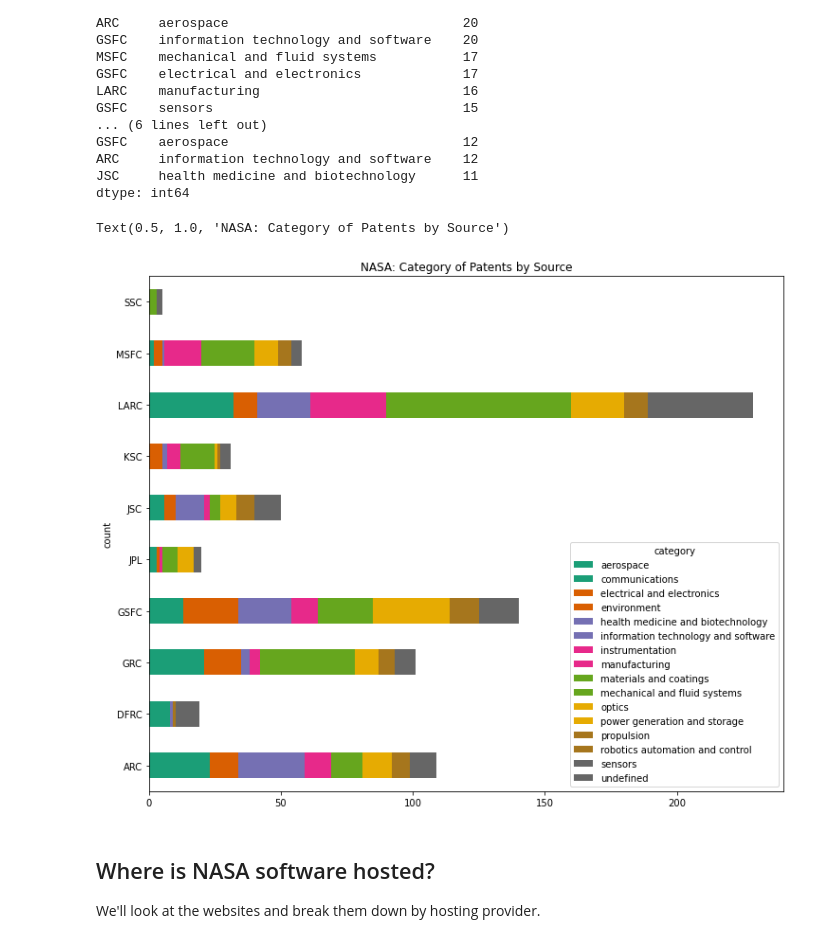
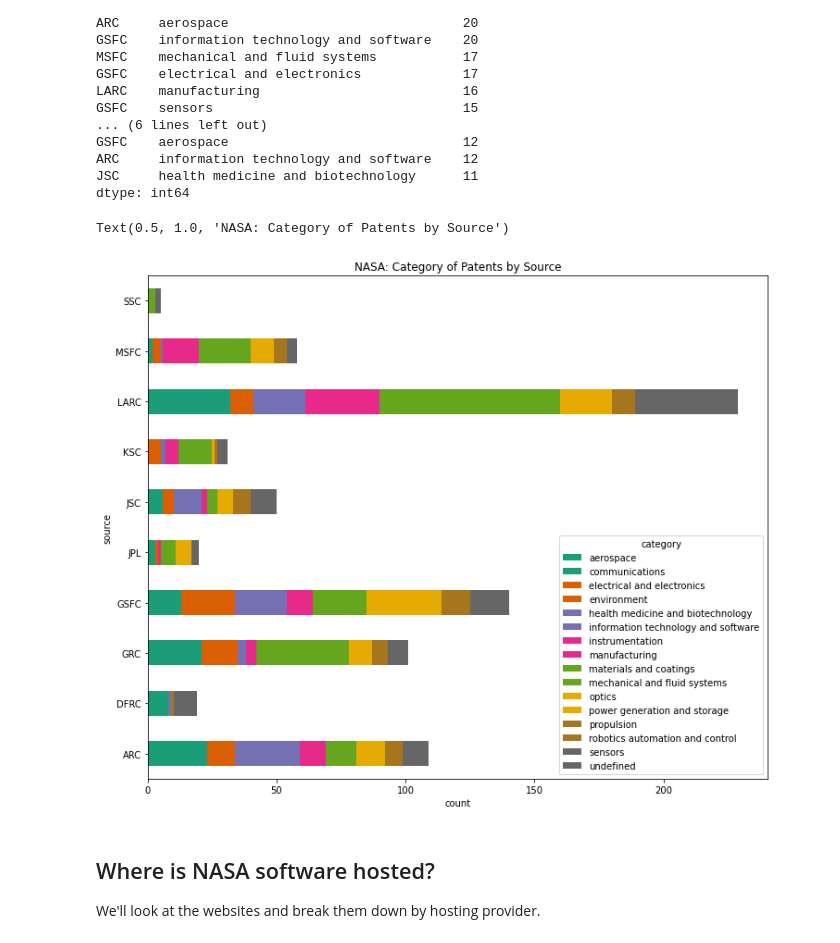
Before and after one commit to JosephTLucas/blog, a Jupyter notebook: content/NASA.ipynb, the cells around one changed output. Cells and saved outputs as stored; diff of their text form; code cells hidden in the pictures.

```diff
--- a/content/NASA.ipynb
+++ b/content/NASA.ipynb
@@ -135,13 +135,13 @@ dtype: int64
 # %%
 fig, ax = plt.subplots(figsize=(12, 10))
 pd.crosstab(index=patent["source"], columns=patent["category"]).plot(
     kind="barh", stacked=True, ax=ax, colormap="Dark2"
 )
-ax.set_ylabel("count")
+ax.set_xlabel("count")
 ax.set_title("NASA: Category of Patents by Source")
 # %% [output]
 Text(0.5, 1.0, 'NASA: Category of Patents by Source')
-[figure, old version]
+[figure, new version]
 # %% [markdown]
 ## Where is NASA software hosted?
 
```
Also changed, not shown: parts of 3 cells of this notebook.
